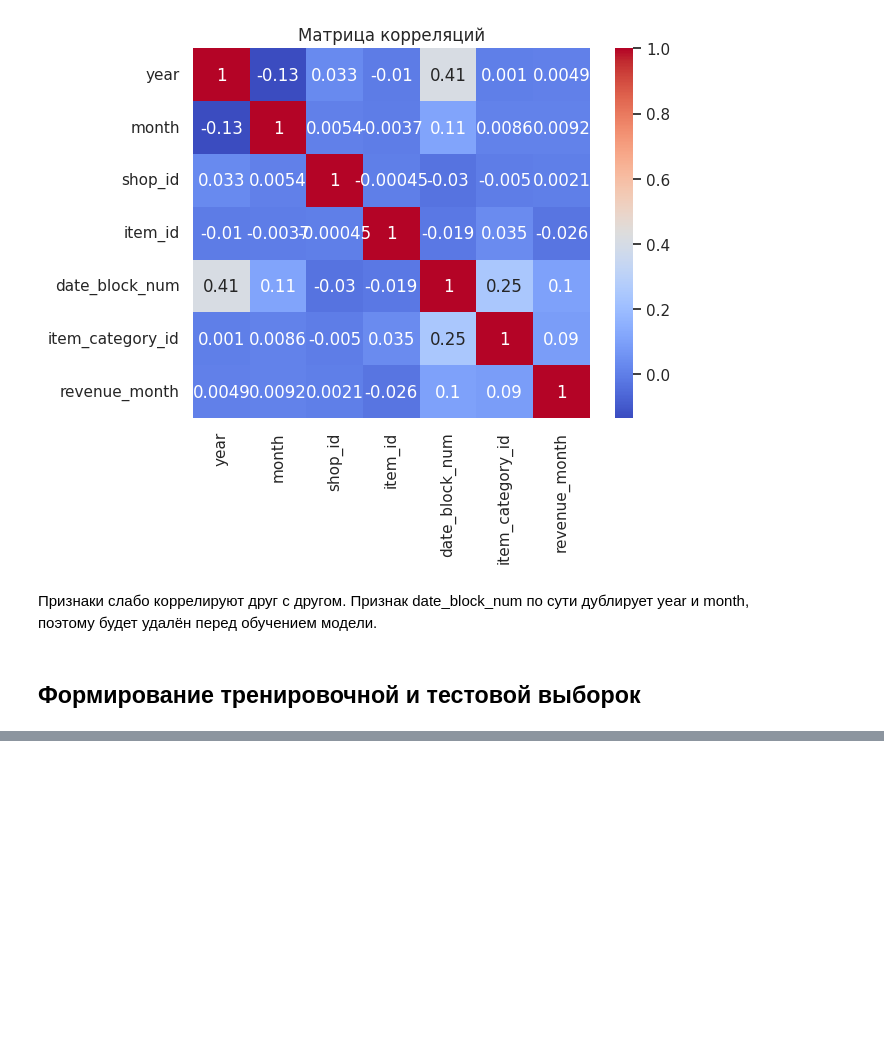
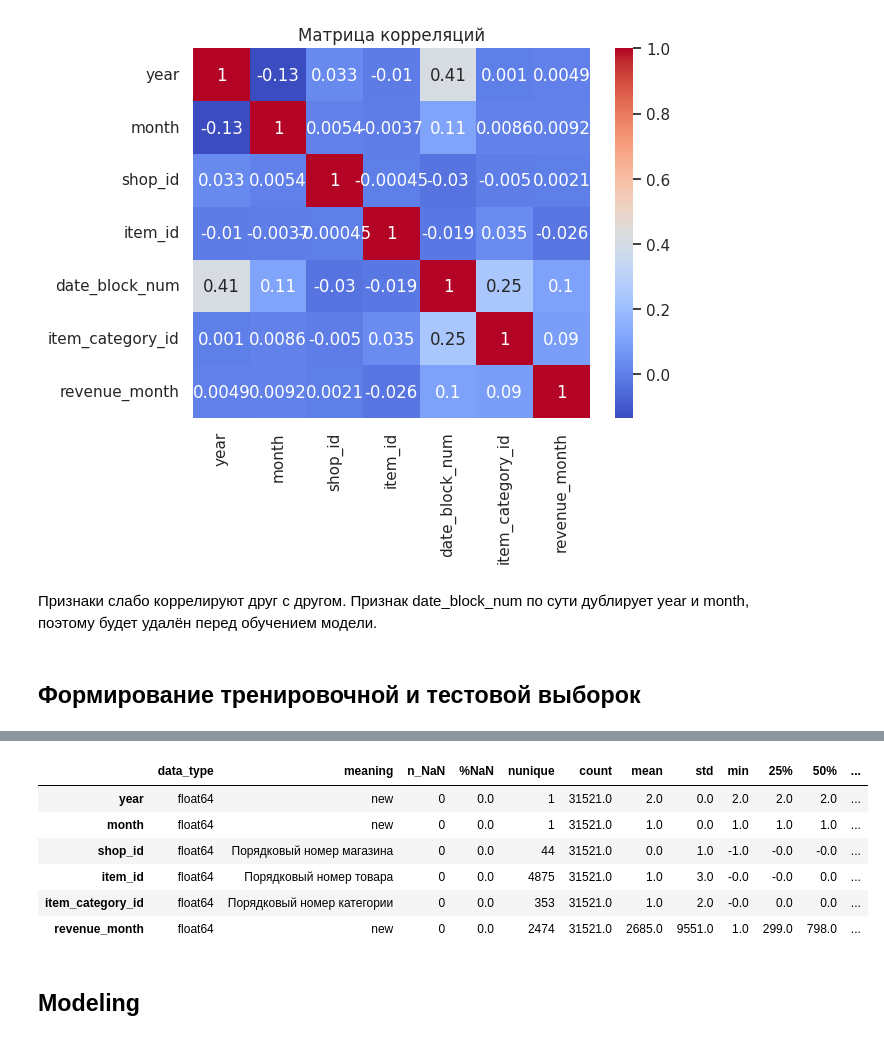
Before and after one commit to katsiarynashymchonak-trainee/ds-practice, a Jupyter notebook: QDC & EDA.ipynb, the cells around one changed output, grey strips where cells are left out. Cells and saved outputs as stored; diff of their text form; code cells hidden in the pictures; blank space fills up the shorter version.

```diff
--- a/QDC & EDA.ipynb
+++ b/QDC & EDA.ipynb
@@ -580,0 +665,12 @@ X_train, X_test, y_train, y_test = train_test_split(X, y, test_size=0.2)
+# %%
+descr_features(test)
+# %% [output]
+|  | data_type | meaning | n_NaN | %NaN | nunique | count | mean | std | min | 25% | 50% | ... |
+| year | float64 | new | 0 | 0.0 | 1 | 31521.0 | 2.0 | 0.0 | 2.0 | 2.0 | 2.0 | ... |
+| month | float64 | new | 0 | 0.0 | 1 | 31521.0 | 1.0 | 0.0 | 1.0 | 1.0 | 1.0 | ... |
+| shop_id | float64 | Порядковый номер магазина | 0 | 0.0 | 44 | 31521.0 | 0.0 | 1.0 | -1.0 | -0.0 | -0.0 | ... |
+| item_id | float64 | Порядковый номер товара | 0 | 0.0 | 4875 | 31521.0 | 1.0 | 3.0 | -0.0 | -0.0 | 0.0 | ... |
+| item_category_id | float64 | Порядковый номер категории | 0 | 0.0 | 353 | 31521.0 | 1.0 | 2.0 | -0.0 | 0.0 | 0.0 | ... |
+| revenue_month | float64 | new | 0 | 0.0 | 2474 | 31521.0 | 2685.0 | 9551.0 | 1.0 | 299.0 | 798.0 | ... |
+# %% [markdown]
+## Modeling
```
Also changed, not shown: parts of 16 cells of this notebook.
